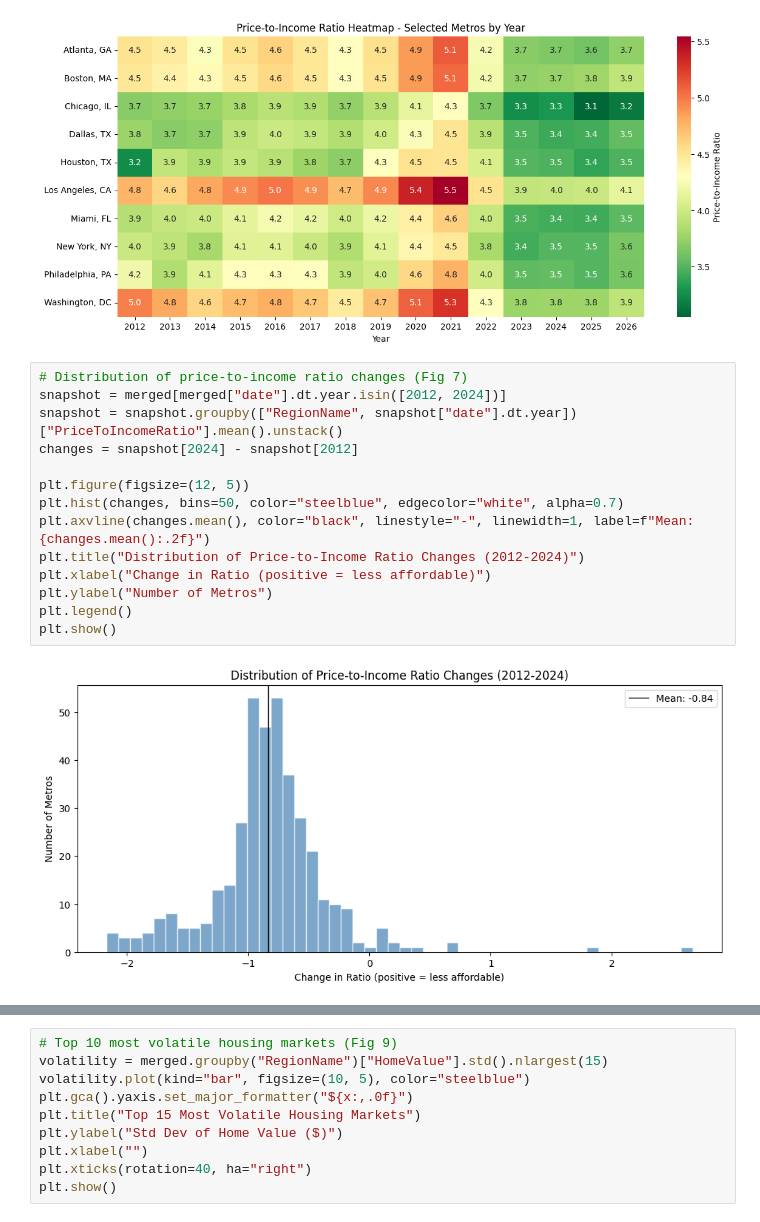
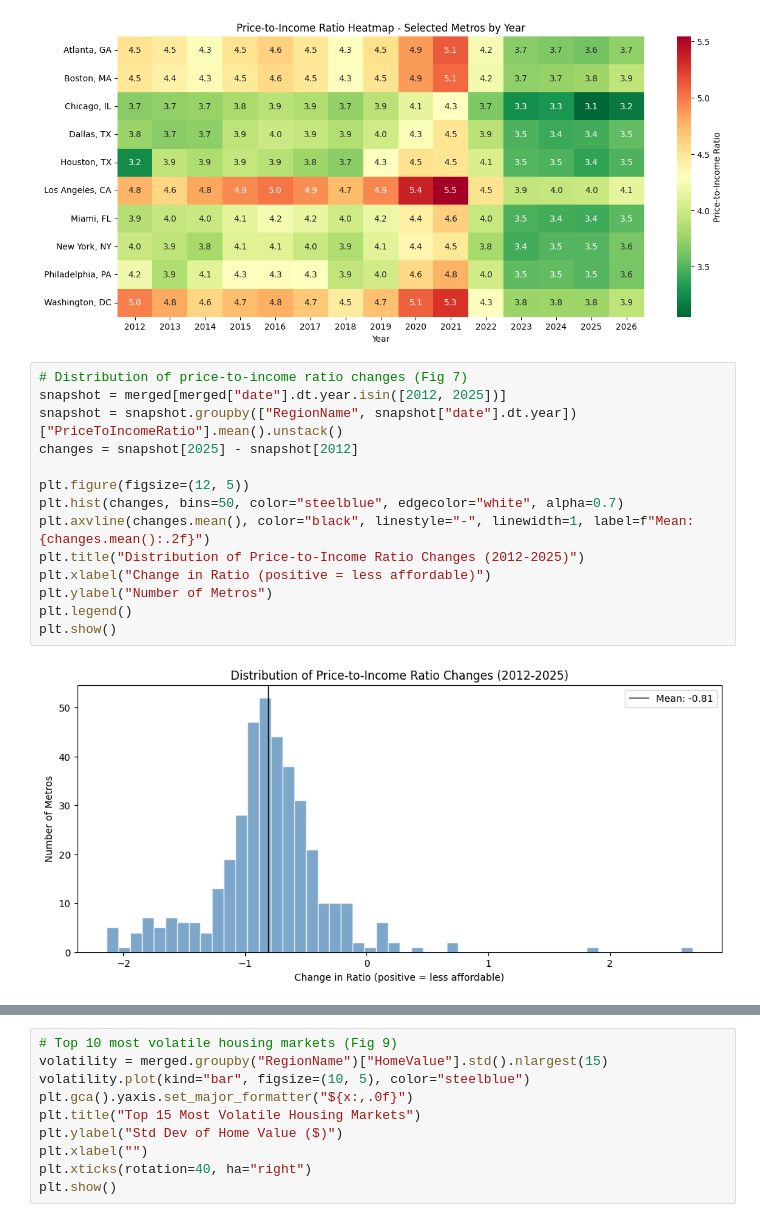
Before and after one commit to jkolo1/STA141B-Final-Project-Group-15, a Jupyter notebook: Housing Project.ipynb, the cells around one changed output, grey strips where cells are left out. Cells and saved outputs as stored; diff of their text form.

```diff
--- a/Housing Project.ipynb
+++ b/Housing Project.ipynb
@@ -283,18 +231,18 @@ plt.show()
 [figure]
 # %%
 # Distribution of price-to-income ratio changes (Fig 7)
-snapshot = merged[merged["date"].dt.year.isin([2012, 2024])]
+snapshot = merged[merged["date"].dt.year.isin([2012, 2025])]
 snapshot = snapshot.groupby(["RegionName", snapshot["date"].dt.year])["PriceToIncomeRatio"].mean().unstack()
-changes = snapshot[2024] - snapshot[2012]
+changes = snapshot[2025] - snapshot[2012]
 
 plt.figure(figsize=(12, 5))
 plt.hist(changes, bins=50, color="steelblue", edgecolor="white", alpha=0.7)
 plt.axvline(changes.mean(), color="black", linestyle="-", linewidth=1, label=f"Mean: {changes.mean():.2f}")
-plt.title("Distribution of Price-to-Income Ratio Changes (2012-2024)")
+plt.title("Distribution of Price-to-Income Ratio Changes (2012-2025)")
 plt.xlabel("Change in Ratio (positive = less affordable)")
 plt.ylabel("Number of Metros")
 plt.legend()
 plt.show()
 # %% [output]
-[figure, old version]
+[figure, new version]
 # %%
```
Also changed, not shown: parts of 4 cells of this notebook.
